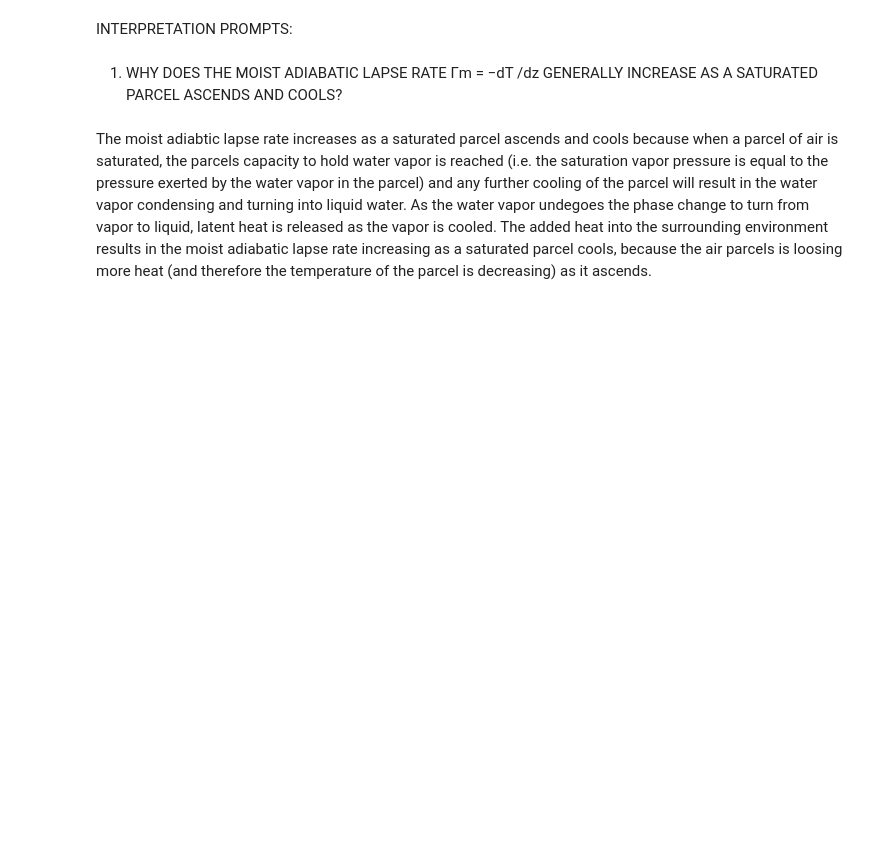
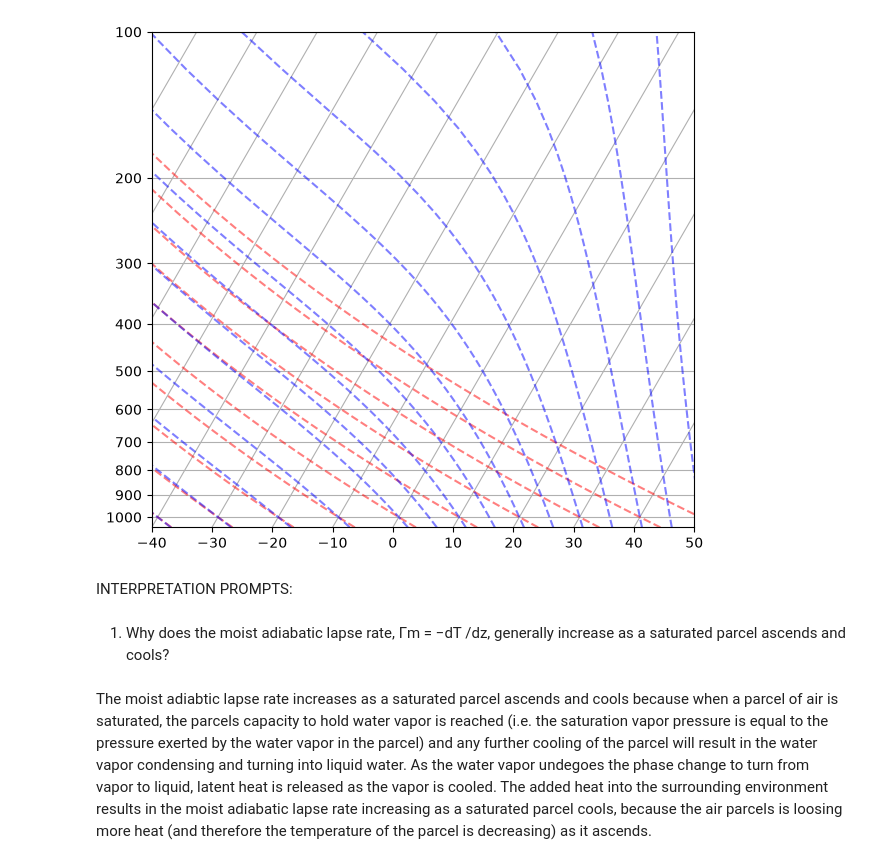
Before and after one commit to hannah-koch/METR5003, a Jupyter notebook: lab3.ipynb, the cells around one changed output. Cells and saved outputs as stored; diff of their text form; code cells hidden in the pictures; blank space fills up the shorter version.

```diff
--- a/lab3.ipynb
+++ b/lab3.ipynb
@@ -179,7 +157,26 @@ plt.show()
+# %%
+##--- PROOF OF CONCEPT ---##
+## This section of code is meant to demonstrate the manually created Skew-T plot matches closely
+## with the Skew-T plot created by METPY and widely accepted by
+
+# Define a new figure
+fig = plt.figure(figsize=(7, 9))
+
+# Create a new Skew-T plot using METPY function
+skew = SkewT(fig, rotation=30)
+
+# Add dry and moist adiabats to the SkewT plot
+skew.plot_dry_adiabats()
+skew.plot_moist_adiabats()
+
+# Show the plot
+plt.show()
+# %% [output]
+[figure, added]
 # %% [markdown]
 INTERPRETATION PROMPTS:
 # %% [markdown]
-1) WHY DOES THE MOIST ADIABATIC LAPSE RATE Γm = −dT /dz GENERALLY INCREASE AS A SATURATED PARCEL ASCENDS AND COOLS?
+1. Why does the moist adiabatic lapse rate, Γm = −dT /dz, generally increase as a saturated parcel ascends and cools?
 # %% [markdown]
 The moist adiabtic lapse rate increases as a saturated parcel ascends and cools because when a parcel of air is saturated, the parcels capacity to hold water vapor is reached (i.e. the saturation vapor pressure is equal to the pressure exerted by the water vapor in the parcel) and any further cooling of the parcel will result in the water vapor condensing and turning into liquid water. As the water vapor undegoes the phase change to turn from vapor to liquid, latent heat is released as the vapor is cooled. The added heat into the surrounding environment results in the moist adiabatic lapse rate increasing as a saturated parcel cools, because the air parcels is loosing more heat (and therefore the temperature of the parcel is decreasing) as it ascends.
 # %% [markdown]
```
Also changed, not shown: parts of 11 cells of this notebook.
